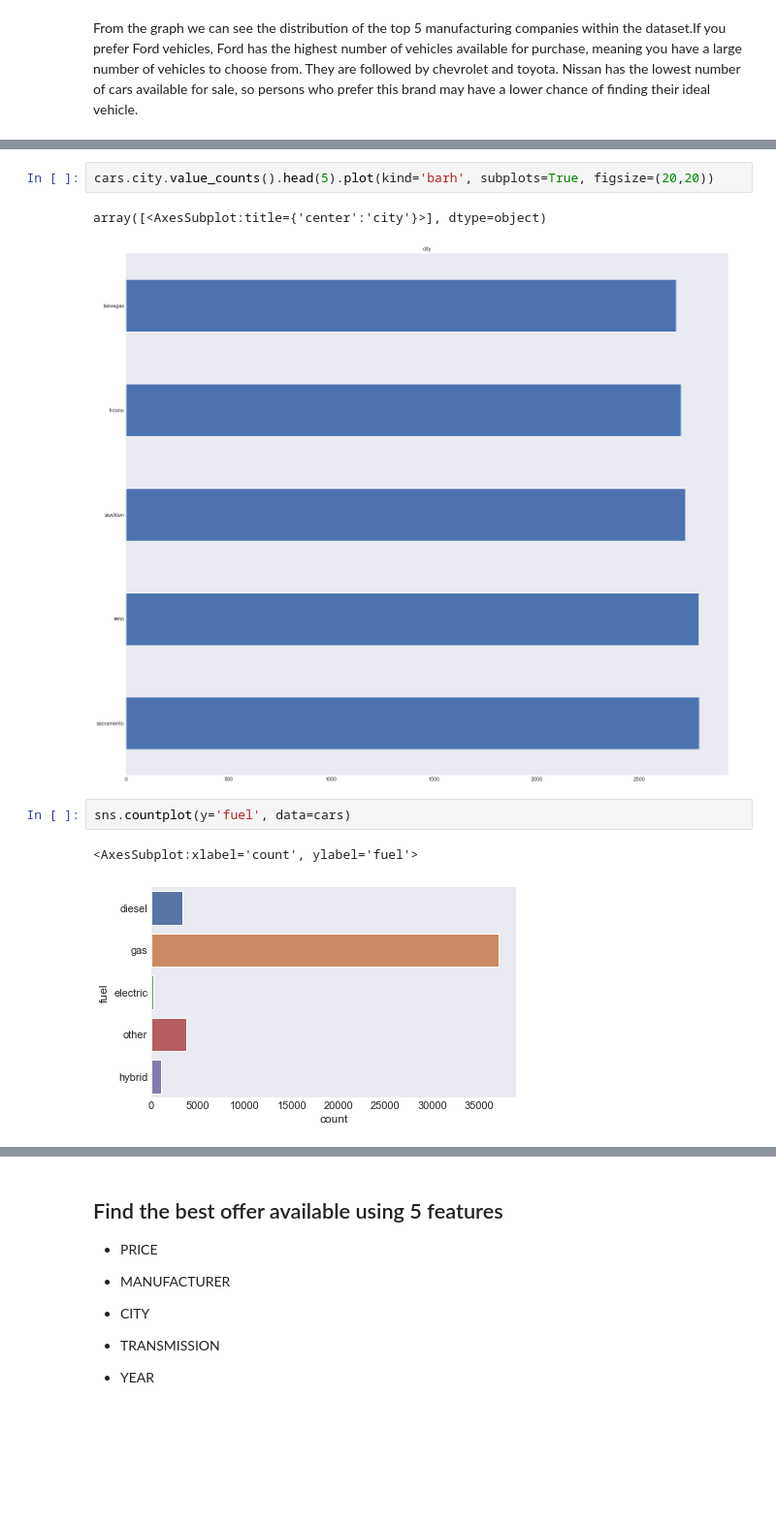
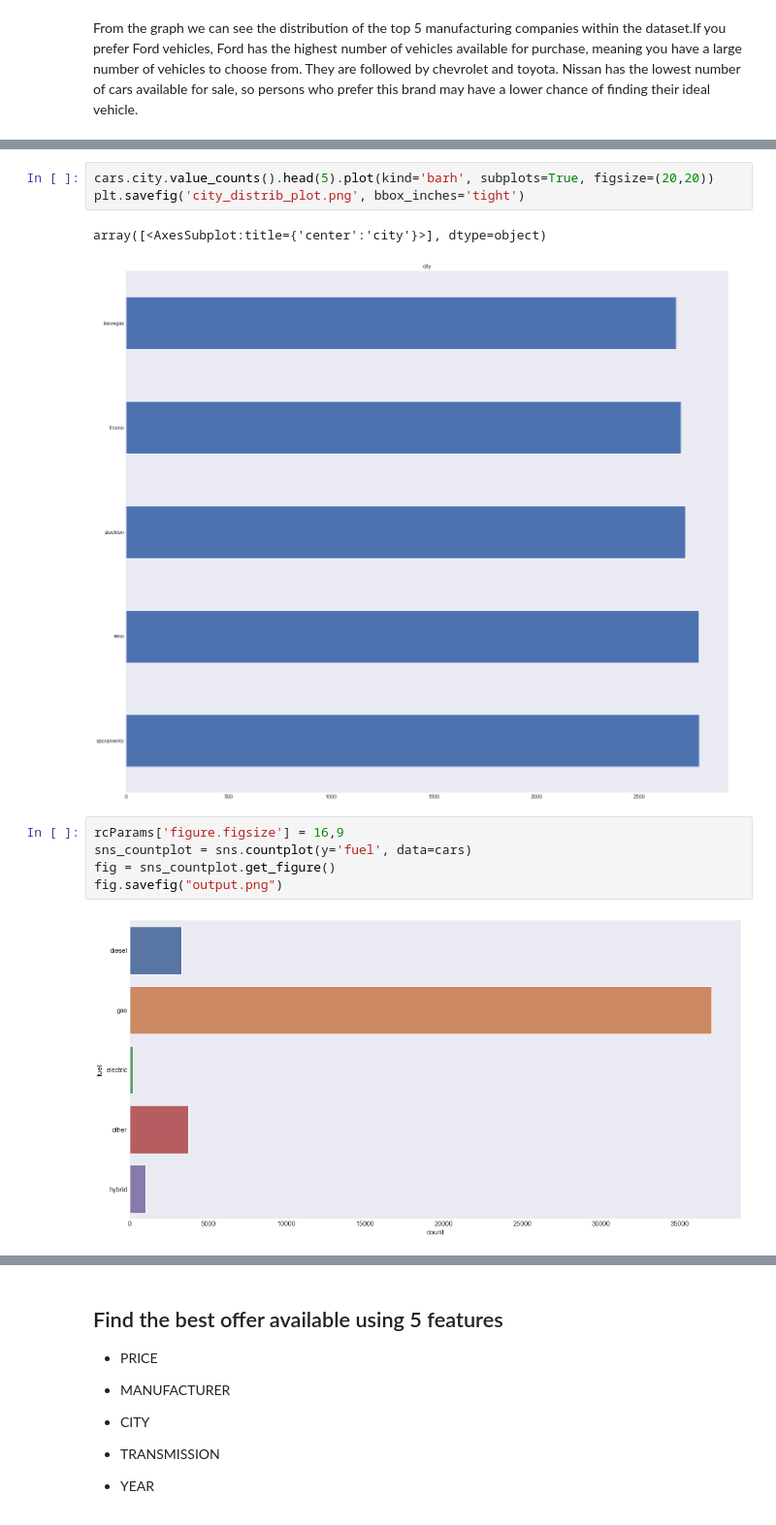
Before and after one commit to stevalang/car_price, a Jupyter notebook: EDA.ipynb, the cells around one changed output, grey strips where cells are left out. Shown: that part at 97% size. Cells and saved outputs as stored; diff of their text form; blank space fills up the shorter version.

```diff
--- a/EDA.ipynb
+++ b/EDA.ipynb
@@ -173,14 +186,17 @@ array([<AxesSubplot:ylabel='city'>], dtype=object)
 [figure]
 # %%
 cars.city.value_counts().head(5).plot(kind='barh', subplots=True, figsize=(20,20))
+plt.savefig('city_distrib_plot.png', bbox_inches='tight')
 # %% [output]
 array([<AxesSubplot:title={'center':'city'}>], dtype=object)
 [figure]
-# %%
-sns.countplot(y='fuel', data=cars)
-# %% [output]
-<AxesSubplot:xlabel='count', ylabel='fuel'>
-[figure, removed]
+# %%
+rcParams['figure.figsize'] = 16,9
+sns_countplot = sns.countplot(y='fuel', data=cars)
+fig = sns_countplot.get_figure()
+fig.savefig("output.png")
+# %% [output]
+[figure, added]
 # %%
 sns.countplot(y='transmission', data=cars)
 # %% [output]
```
Also changed, not shown: parts of 24 cells of this notebook, 2 other files.
